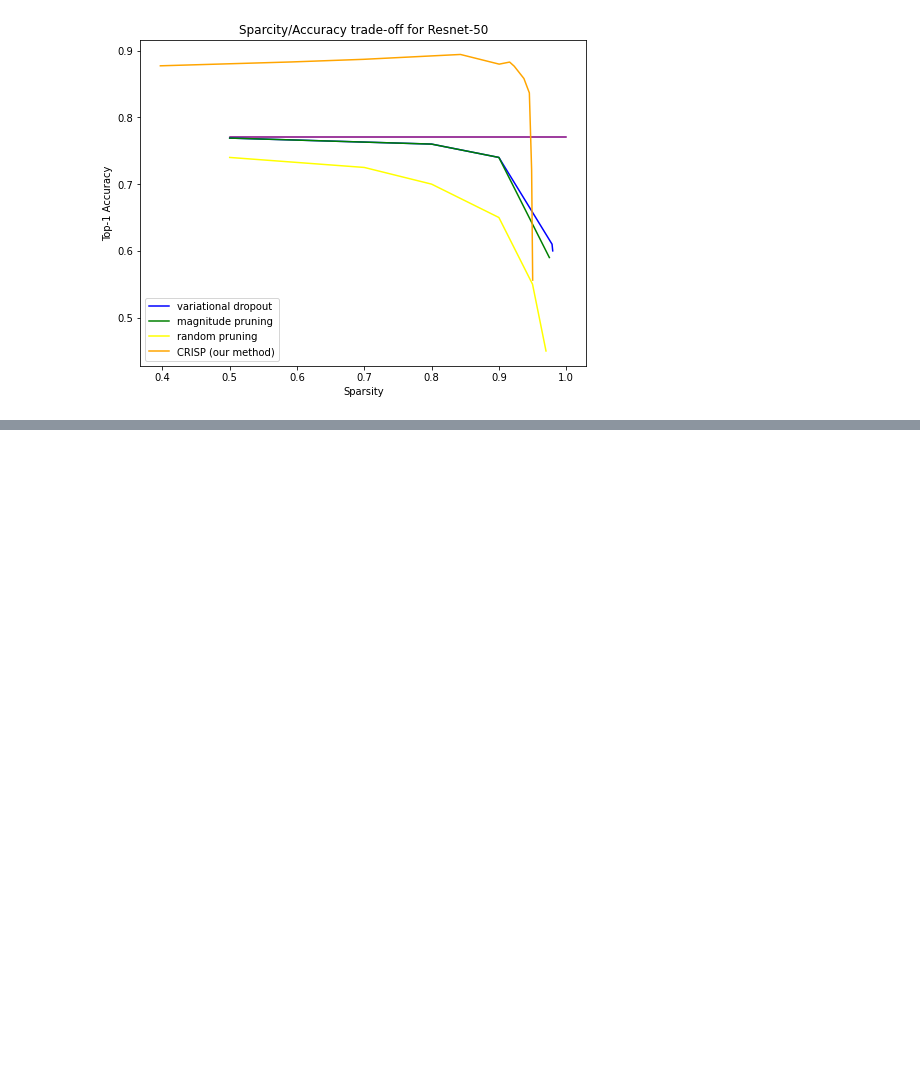
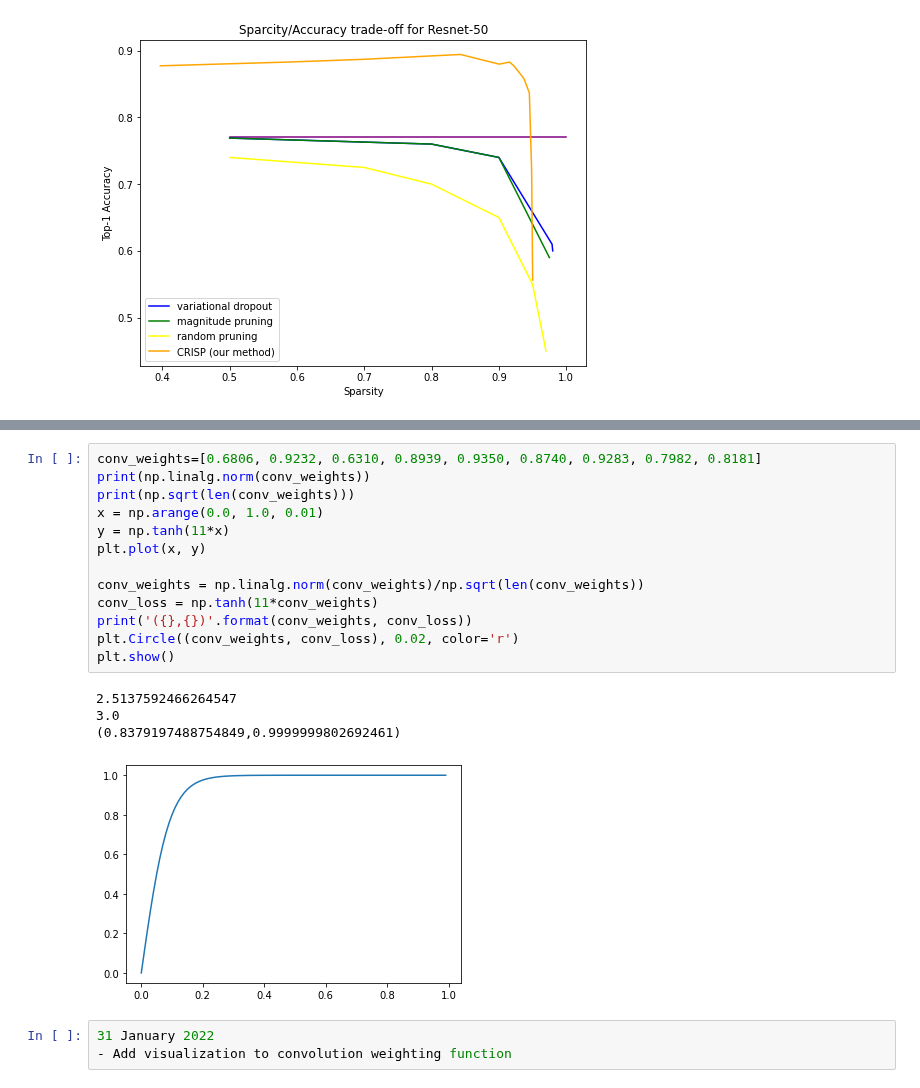
Before and after one commit to bhlarson/mllib, a Jupyter notebook: notebook/notes.ipynb, the cells around one changed output, grey strips where cells are left out. Cells and saved outputs as stored; diff of their text form; blank space fills up the shorter version.

```diff
--- a/notebook/notes.ipynb
+++ b/notebook/notes.ipynb
@@ -1888,0 +1914,21 @@ plt.show()
+# %%
+conv_weights=[0.6806, 0.9232, 0.6310, 0.8939, 0.9350, 0.8740, 0.9283, 0.7982, 0.8181]
+print(np.linalg.norm(conv_weights))
+print(np.sqrt(len(conv_weights)))
+x = np.arange(0.0, 1.0, 0.01)
+y = np.tanh(11*x)
+plt.plot(x, y)
+
+conv_weights = np.linalg.norm(conv_weights)/np.sqrt(len(conv_weights))
+conv_loss = np.tanh(11*conv_weights)
+print('({},{})'.format(conv_weights, conv_loss))
+plt.Circle((conv_weights, conv_loss), 0.02, color='r')
+plt.show()
+# %% [output]
+2.5137592466264547
+3.0
+(0.8379197488754849,0.9999999802692461)
+[figure, added]
+# %%
+31 January 2022
+- Add visualization to convolution weighting function
```
Also changed, not shown: parts of 2 cells of this notebook, 2 other files.
